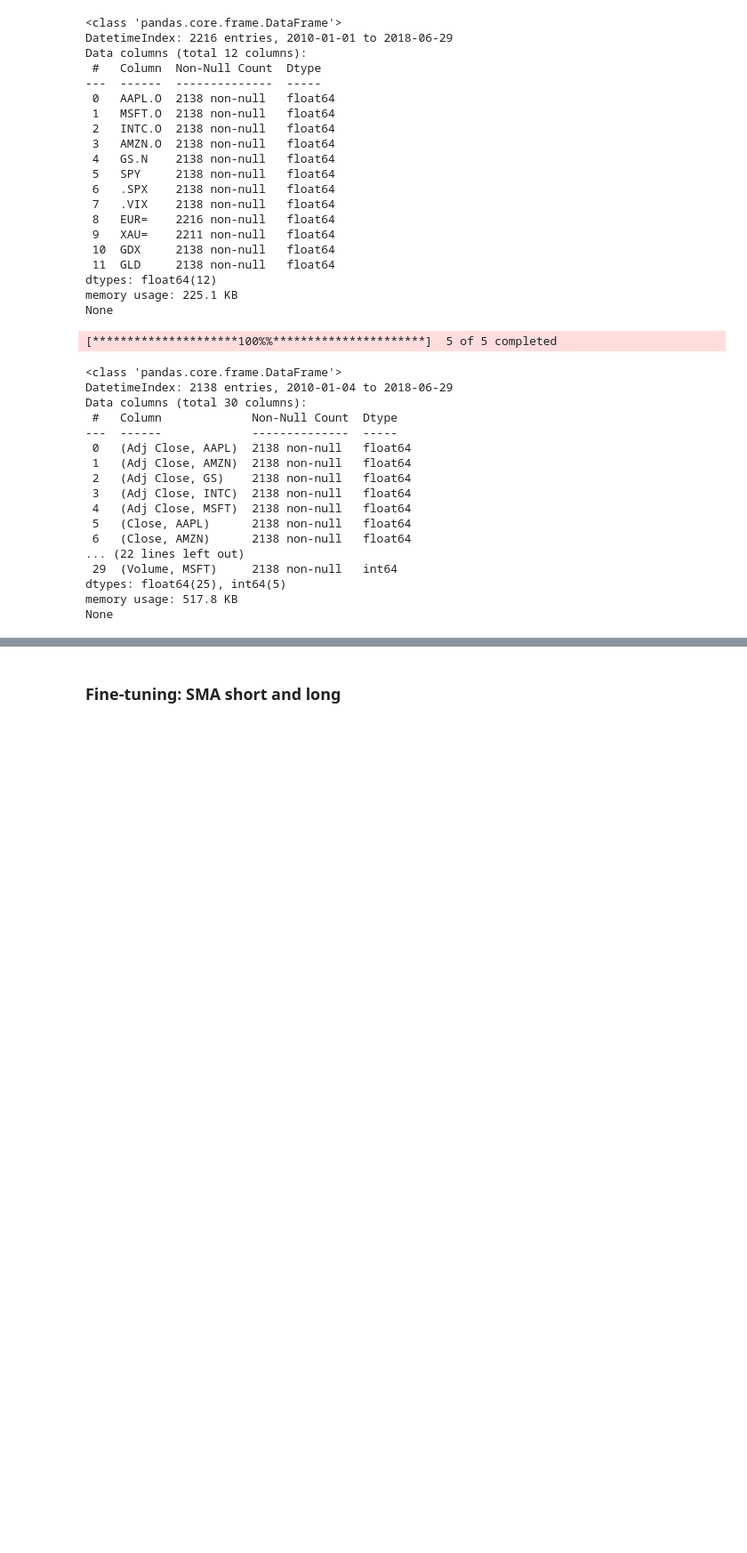
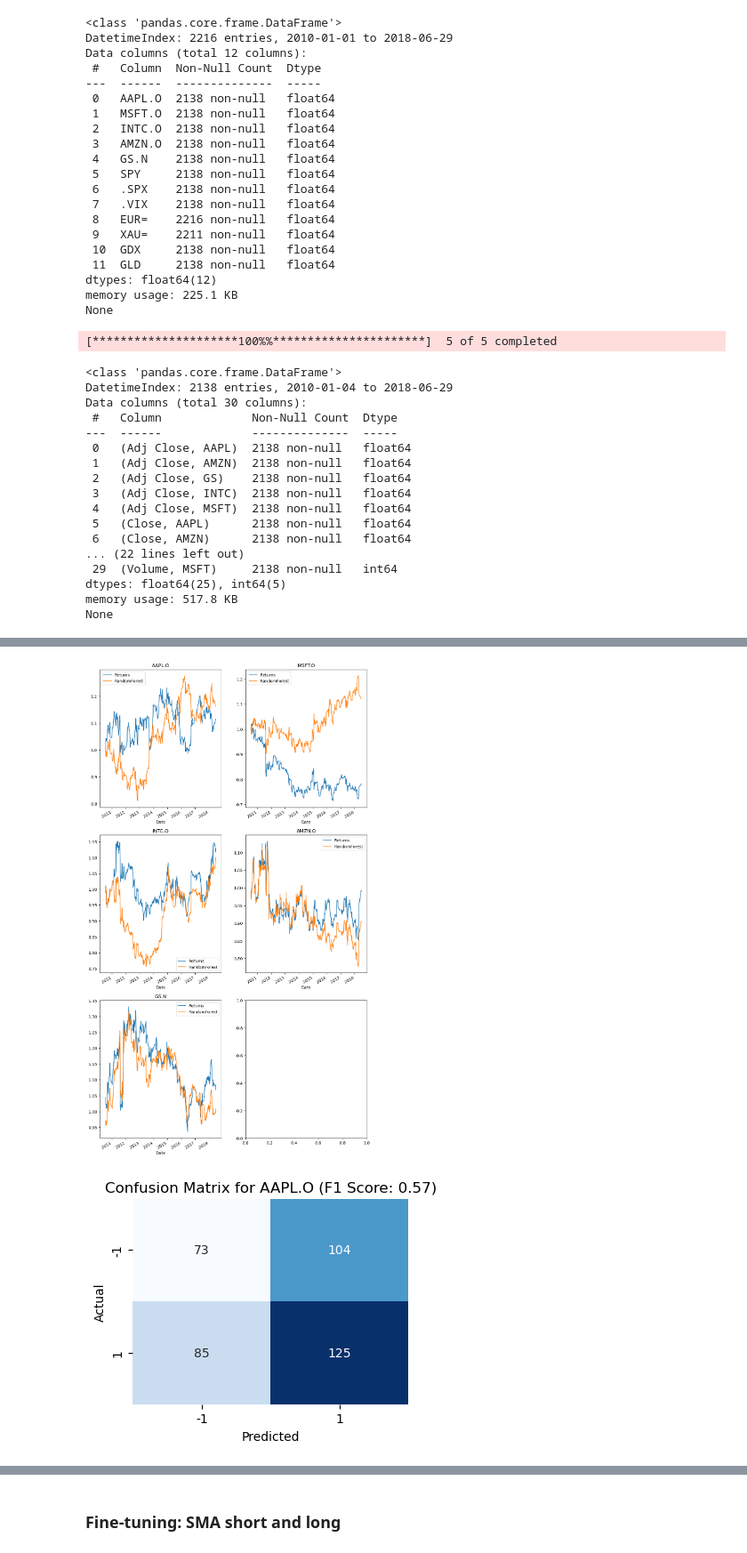
Before and after one commit to AY2324S2-QF2103-Group-9/Trading-Strategies-Comparison, a Jupyter notebook: Project_RandomForest.ipynb, the cells around one changed output, grey strips where cells are left out. Shown at 89% size. Drawn from its saved outputs; the diff is of its cells as text; code cells hidden in the pictures; blank space fills up the shorter version.

```diff
--- a/Project_RandomForest.ipynb
+++ b/Project_RandomForest.ipynb
@@ -110,7 +120,7 @@ for stock in colnames:
 
 lag_feat = []
 for stock in colnames:
-    for i in range(1,6):
+    for i in range(1,11):
         feat = f'{stock} lag_' + str(i)
         data[feat] = np.digitize(data[f'{stock} ret'].shift(i), stock_bins[stock])
         lag_feat.append(feat)
@@ -341,0 +332,62 @@ AMZN.O SMA trade    0.007727
+# %%
+data_train, data_test = train_test_split(feat_data,
+                                         test_size = 0.2,
+                                         random_state = 0)
+features = ma_feat + sma_feat + lag_feat + rsi_feat
+
+roll = 3
+
+data_train = data_train.copy().sort_index()
+data_test = data_test.copy().sort_index()
+
+training = data_train[features]
+testing = data_test[features]
+
+training_res = data_train[[f"{stock} dir" for stock in colnames]]
+testing_res = data_test[[f"{stock} dir" for stock in colnames]]
+
+fig, axes = plt.subplots(nrows=3, ncols=2, figsize=(12,24))
+
+for i, stock in enumerate(colnames):
+    feat = list(filter(lambda x: stock in x, features))
+
+    model = RandomForestClassifier(max_depth=5, min_samples_leaf=5)
+
+    model.fit(training[feat], training_res[f"{stock} dir"])
+
+    preds = model.predict(testing[feat])
+    results = pd.DataFrame(data=preds).rolling(window=roll, min_periods=1).apply(lambda x: mode(x)[0]).values
+
+    print(stock)
+    print_data("Returns:", data_test[[f"{stock} ret"]].sum().apply(np.exp))
+    print_data("RandomForest returns:", (results * data_test[[f"{stock} ret"]]).sum().apply(np.exp))
+    print_data("False predictions:", (results != data_test[[f"{stock} dir"]]).sum())
+    print_data("Total rows:", results.shape[0])
+
+    feature_importances = model.feature_importances_
+    print_data("Feature importance:", pd.DataFrame(data=feature_importances, index=feat, columns=["Importance"]).sort_values("Importance", ascending=False))
+
+    data_test[f"{stock} ret"].cumsum().apply(np.exp).plot(ax=axes[i // 2, i % 2], label="returns")
+    (results[:, 0] * data_test[f"{stock} ret"]).cumsum().apply(np.exp).plot(ax=axes[i // 2, i % 2], label="RandomForest")
+
+    axes[i // 2, i % 2].legend(["Returns", "RandomForest"])
+    axes[i // 2, i % 2].set_title(stock)
+
+    conf_matrix = np.zeros((2, 2))
+    for actual, predicted in zip(data_test[f"{stock} dir"].values, results[:, 0]):
+        actual_index = 0 if actual == -1 else 1
+        predicted_index = 0 if predicted == -1 else 1
+        conf_matrix[actual_index, predicted_index] += 1
+
+    # Calculate F1 score
+    f1_score = calculate_f1_score(conf_matrix)
+
+    # Plot the confusion matrix as a heatmap
+    plt.figure(figsize=(4, 3))
+    sns.heatmap(conf_matrix, annot=True, fmt='g', cmap='Blues', cbar=False, xticklabels=['-1', '1'], yticklabels=['-1', '1'])
+    plt.xlabel('Predicted')
+    plt.ylabel('Actual')
+    plt.title(f'Confusion Matrix for {stock} (F1 Score: {f1_score:.2f})')
+
+plt.show()
+# %% [output]
@@ -341,0 +411,2 @@ AMZN.O SMA trade    0.007727
+[figure, added]
+[figure, added]
```
Also changed, not shown: parts of 26 cells of this notebook, 5 other files.
